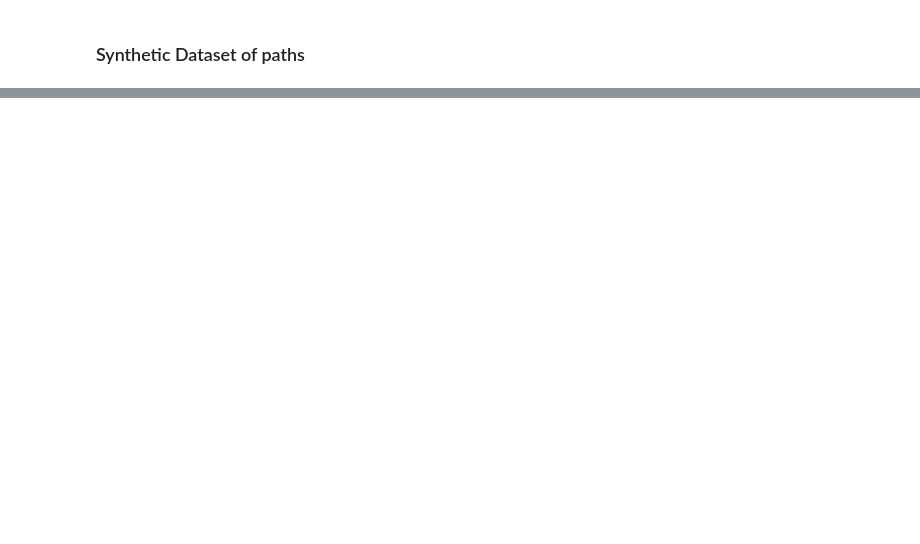
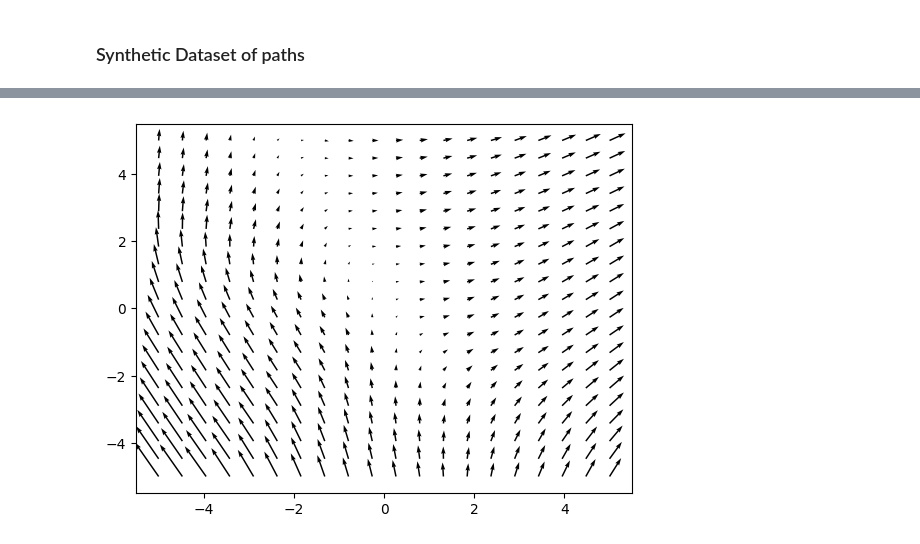
Before and after one commit to aidos-lab/neural-k-forms, a Jupyter notebook: DR-nn-vectorfield-example-R2.ipynb, the cells around one changed output, grey strips where cells are left out. Cells and saved outputs as stored; diff of their text form; code cells hidden in the pictures; blank space fills up the shorter version.

```diff
--- a/DR-nn-vectorfield-example-R2.ipynb
+++ b/DR-nn-vectorfield-example-R2.ipynb
@@ -459,0 +503,8 @@ array([0.        , 0.02040816, 0.04081633, 0.06122449, 0.08163265,
+# %%
+fig, ax = plt.subplots()
+
+plot_component_vf(vf, ax, comp=0, x_range=-5, y_range=5)
+
+plt.show()
+# %% [output]
+[figure, added]
```
Also changed, not shown: parts of 26 cells of this notebook.
